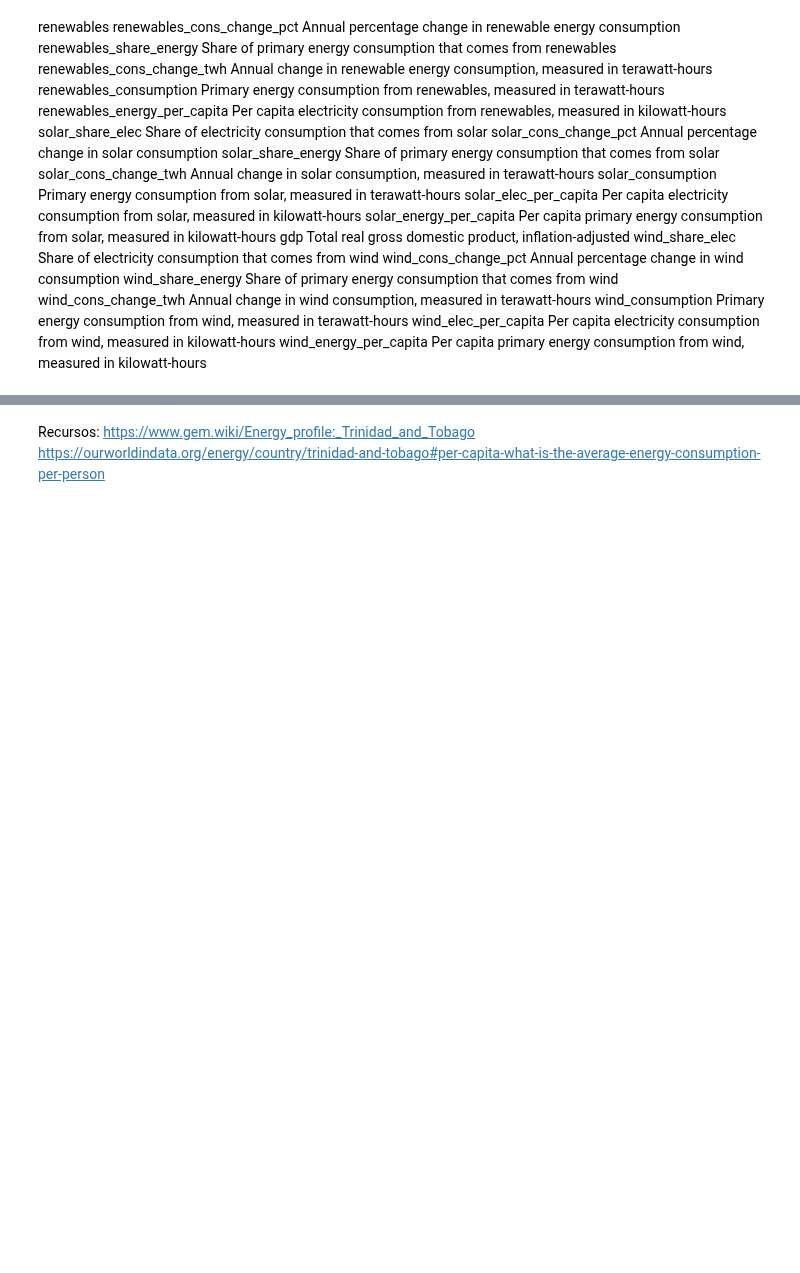
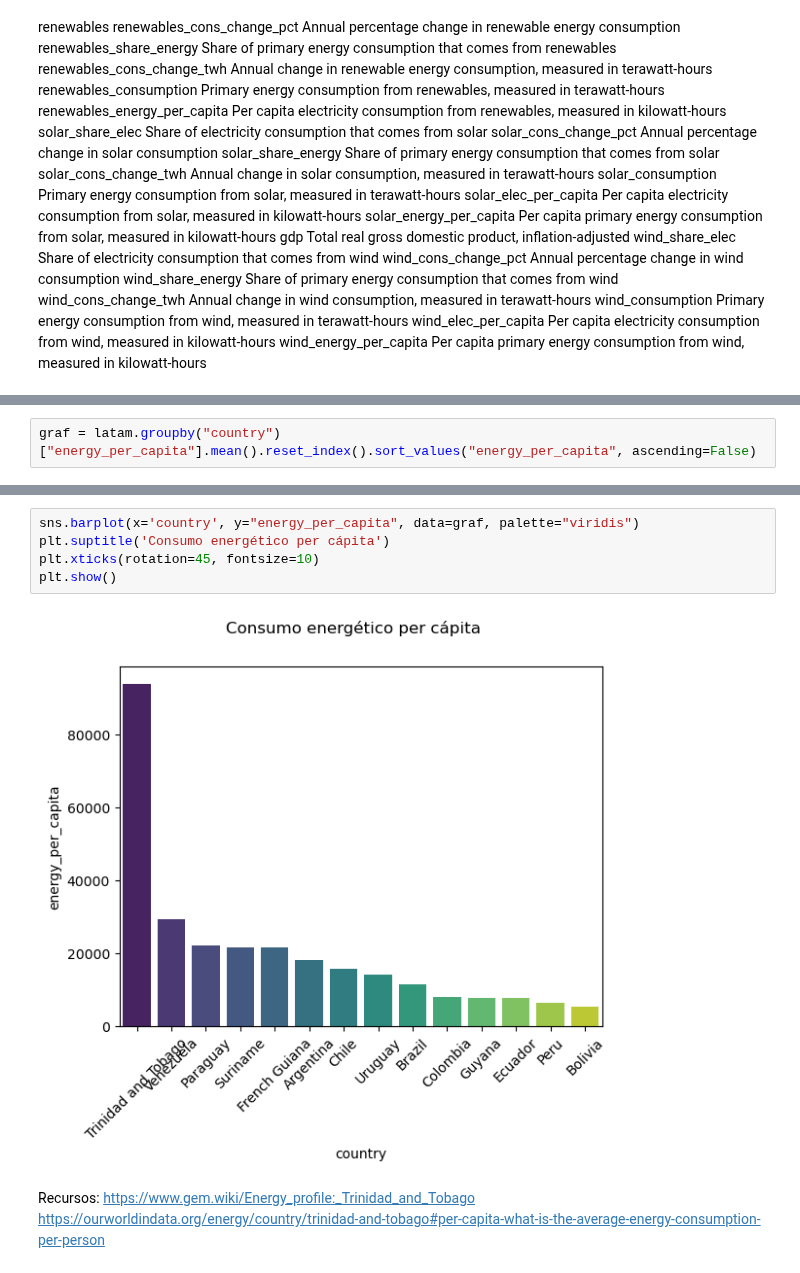
Before and after one commit to L-Ameneiro/EDA-Datasets, a Jupyter notebook: notebooks/consumo_energetico_mundial.ipynb, the cells around one changed output, grey strips where cells are left out. Cells and saved outputs as stored; diff of their text form; blank space fills up the shorter version.

```diff
--- a/notebooks/consumo_energetico_mundial.ipynb
+++ b/notebooks/consumo_energetico_mundial.ipynb
@@ -230,3 +230,5 @@ plt.xticks(rotation=45, fontsize=10)
 plt.show()
 # %% [output]
 [figure]
+# %%
+graf = latam.groupby("country")["energy_per_capita"].mean().reset_index().sort_values("energy_per_capita", ascending=False)
@@ -233,3 +253,10 @@ plt.show()
+# %%
+sns.barplot(x='country', y="energy_per_capita", data=graf, palette="viridis")
+plt.suptitle('Consumo energético per cápita')
+plt.xticks(rotation=45, fontsize=10)
+plt.show()
+# %% [output]
+[figure, added]
 # %% [markdown]
 Recursos:
 https://www.gem.wiki/Energy_profile:_Trinidad_and_Tobago
```
Also changed, not shown: parts of 7 cells of this notebook, 1 other file.
